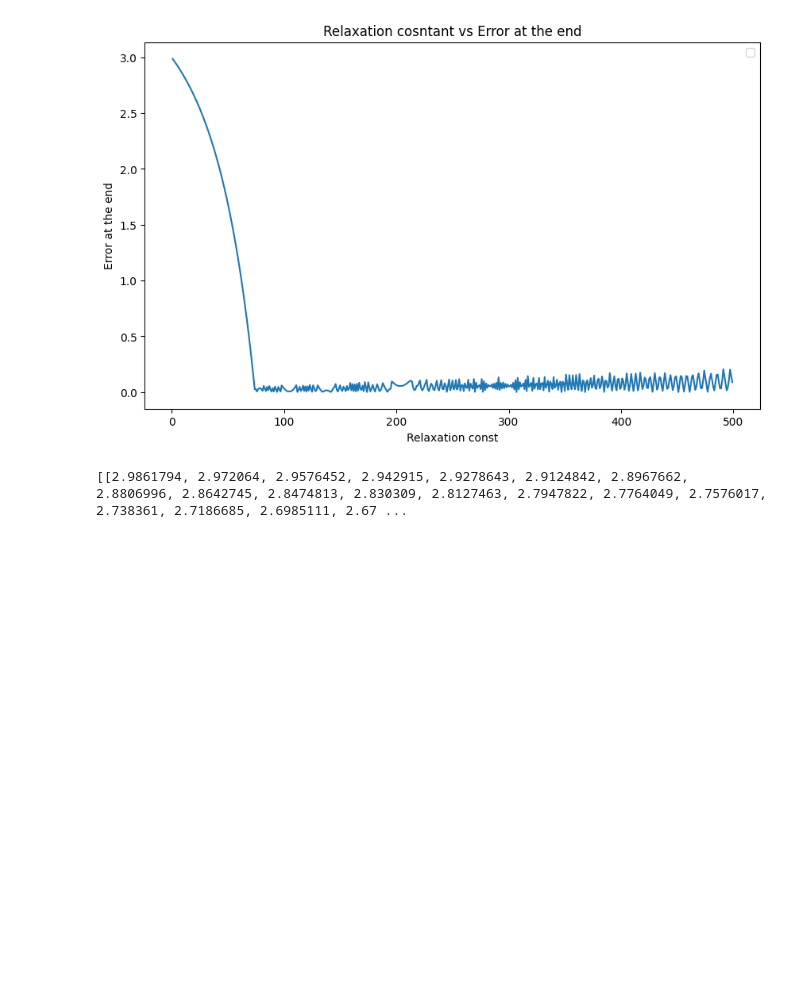
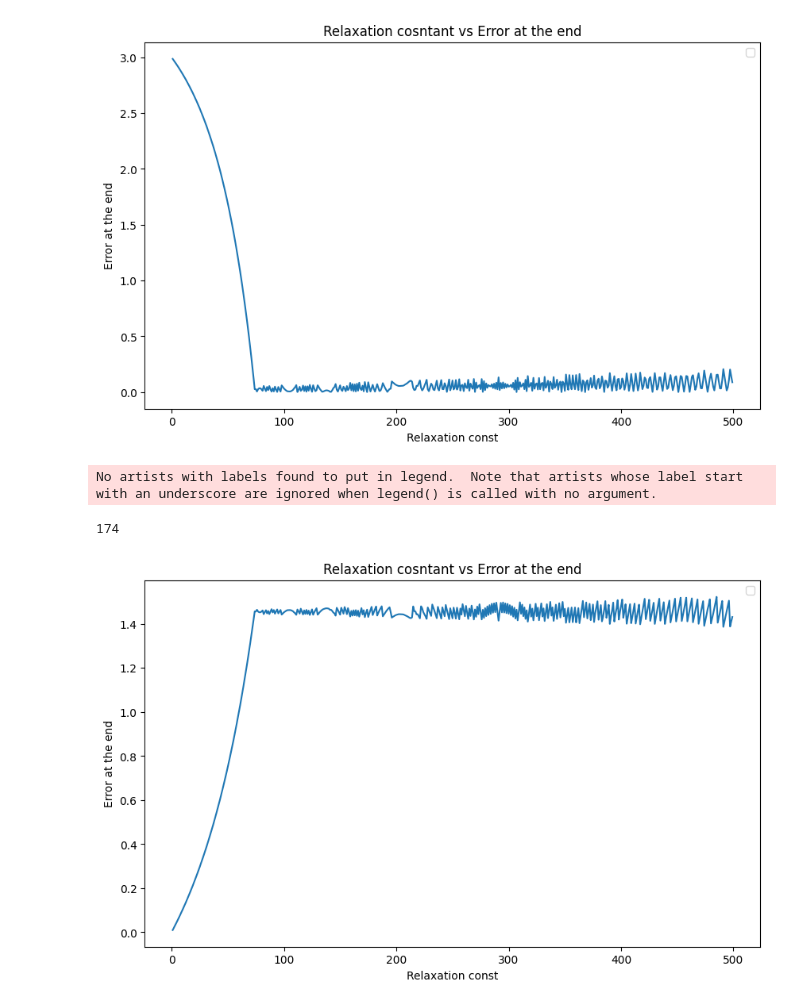
Before and after one commit to mao1756/pdot, a Jupyter notebook: exploratory/wfr_unconstrained_test.ipynb, the cells around one changed output. Drawn from its saved outputs; the diff is of its cells as text; code cells hidden in the pictures; blank space fills up the shorter version.

```diff
--- a/exploratory/wfr_unconstrained_test.ipynb
+++ b/exploratory/wfr_unconstrained_test.ipynb
@@ -110,7 +110,36 @@ plt.show()
 No artists with labels found to put in legend.  Note that artists whose label start with an underscore are ignored when legend() is called with no argument.
 174
 [figure]
-# %%
-print([error])
-# %% [output]
-[[2.9861794, 2.972064, 2.9576452, 2.942915, 2.9278643, 2.9124842, 2.8967662, 2.8806996, 2.8642745, 2.8474813, 2.830309, 2.8127463, 2.7947822, 2.7764049, 2.7576017, 2.738361, 2.7186685, 2.6985111, 2.67 ...
+# %%
+T = 10
+N = 10
+p1 = torch.ones(N)
+p2 = 4*p1
+
+rels = np.arange(1,500, 1)
+wfrs = []
+
+t = np.linspace(0, 1, T+1)
+exact = (t+1)**2
+
+for rel in rels:
+    wfr, p, v, z = dynamic_wfr_relaxed_grid(p1, p2, delta=1, rel=rel, T=T, lr=1e-3)
+    wfrs.append(float(wfr))
+
+min_ind = np.argmin(error)
+print(rels[min_ind])
+
+# Plotting
+plt.figure(figsize=(10, 6))
+
+plt.plot(rels, wfrs)
+
+plt.xlabel('Relaxation const')
+plt.ylabel('Error at the end')
+plt.title('Relaxation cosntant vs Error at the end')
+plt.legend()
+plt.show()
+# %% [output]
+No artists with labels found to put in legend.  Note that artists whose label start with an underscore are ignored when legend() is called with no argument.
+174
+[figure, added]
```
